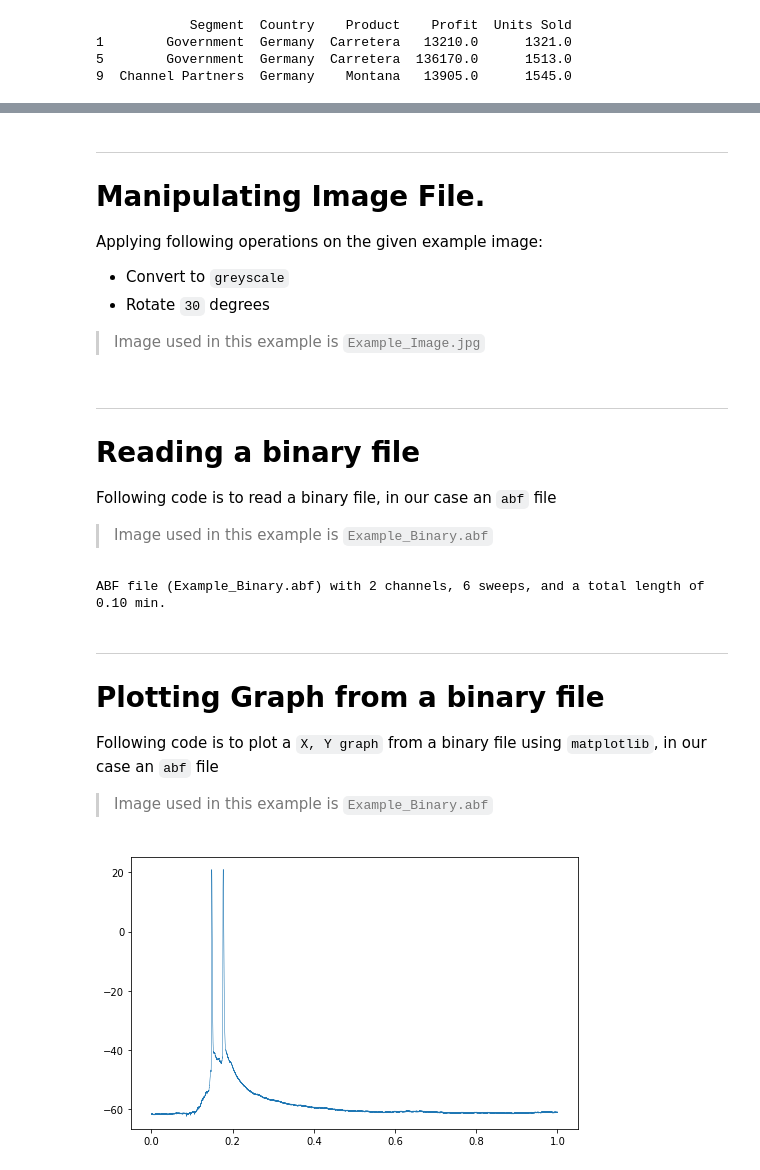
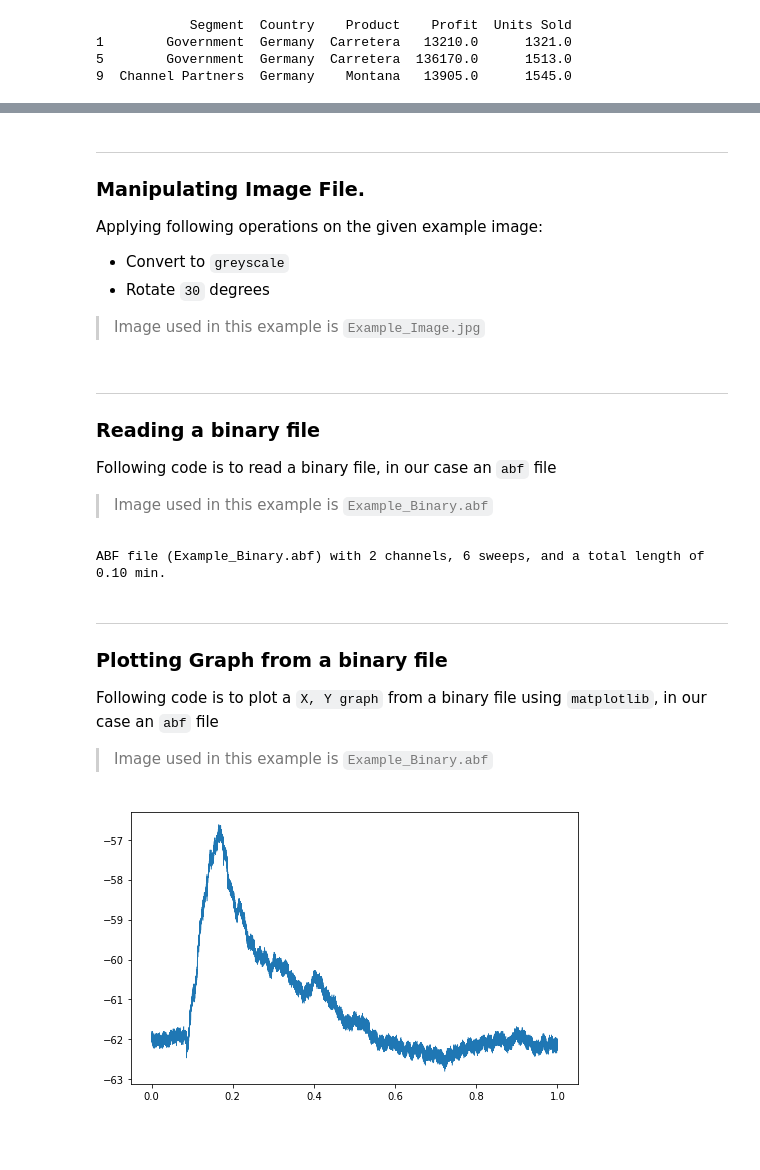
Before and after one commit to neuniversity/ALY6140, a Jupyter notebook: Assignment2/Heena_Pant_Week2_Assignment.ipynb, the cells around one changed output, grey strips where cells are left out. Drawn from its saved outputs; the diff is of its cells as text; code cells hidden in the pictures; blank space fills up the shorter version.

```diff
--- a/Assignment2/Heena_Pant_Week2_Assignment.ipynb
+++ b/Assignment2/Heena_Pant_Week2_Assignment.ipynb
@@ -180,7 +188,7 @@ read_image_file()
 # %% [markdown]
 ----
 
-# Manipulating Image File.
+### Manipulating Image File.
 
 Applying following operations on the given example image:
 
@@ -198,7 +206,7 @@ read_image_file()
 # %% [markdown]
 ----
 
-# Reading a binary file
+### Reading a binary file
 
 Following code is to read a binary file, in our case an `abf` file
 
@@ -215,7 +223,7 @@ ABF file (Example_Binary.abf) with 2 channels, 6 sweeps, and a total length of 0
 # %% [markdown]
 ----
 
-# Plotting Graph from a binary file
+### Plotting Graph from a binary file
 
 Following code is to plot a `X, Y graph` from a binary file using `matplotlib`, in our case an `abf` file
 
@@ -223,11 +231,11 @@ Following code is to plot a `X, Y graph` from a binary file using `matplotlib`,
 # %%
 def plot_binary_file():
     abf = pyabf.ABF("Example_Binary.abf")     #Read .abf file
-    abf.setSweep(5)
+    abf.setSweep(0)
     plt.figure(figsize=(8, 5))
     plt.plot(abf.sweepX, abf.sweepY, lw=.5)
     plt.show()
 
 plot_binary_file()
 # %% [output]
-[figure, old version]
+[figure, new version]
```
Also changed, not shown: parts of 7 cells of this notebook.
